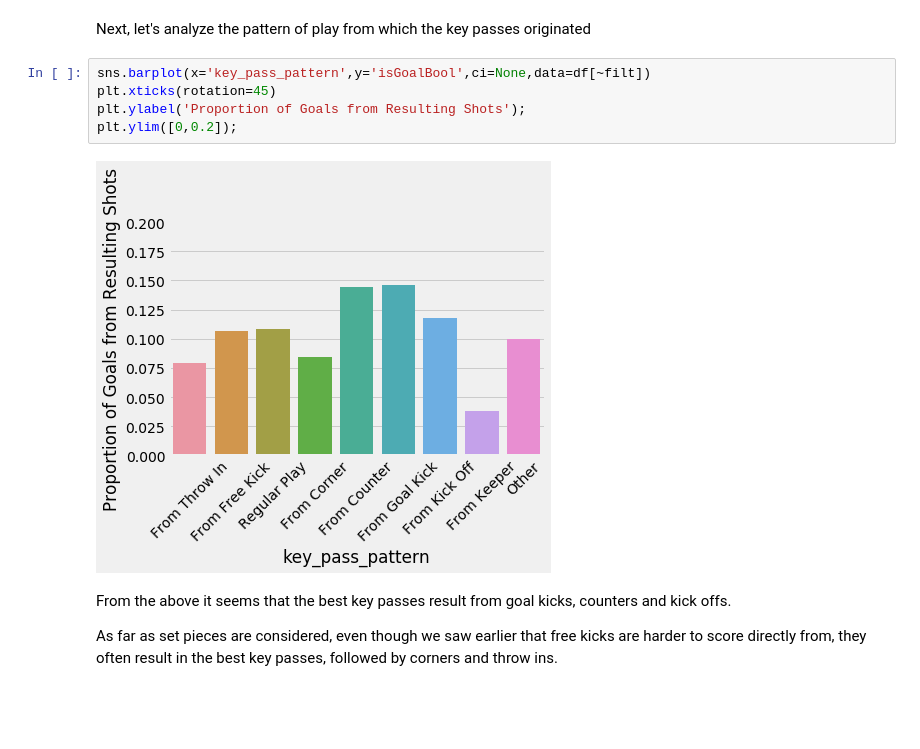
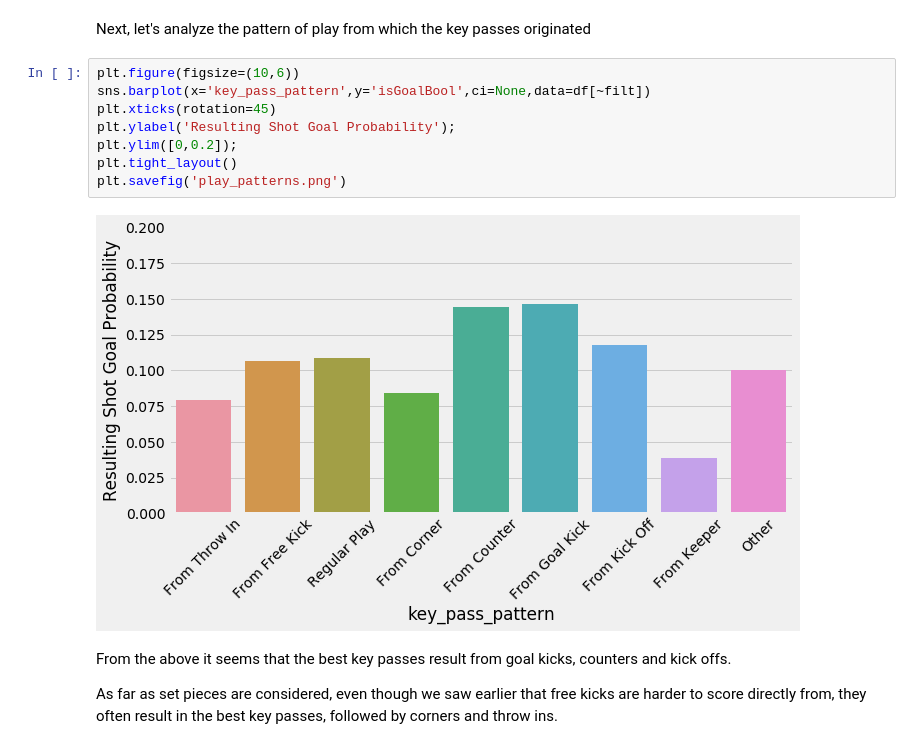
Before and after one commit to j-v-n/Springboard, a Jupyter notebook: capstone_projects/capstone1/data_storytelling.ipynb, the cells around one changed output. Saved outputs shown, nothing was run; the diff lists cells and outputs as text; blank space fills up the shorter version.

```diff
--- a/capstone_projects/capstone1/data_storytelling.ipynb
+++ b/capstone_projects/capstone1/data_storytelling.ipynb
@@ -448,12 +460,15 @@ From the above analysis we can draw the following conclusions:
 # %% [markdown]
 Next, let's analyze the pattern of play from which the key passes originated
 # %%
+plt.figure(figsize=(10,6))
 sns.barplot(x='key_pass_pattern',y='isGoalBool',ci=None,data=df[~filt])
 plt.xticks(rotation=45)
-plt.ylabel('Proportion of Goals from Resulting Shots');
+plt.ylabel('Resulting Shot Goal Probability');
 plt.ylim([0,0.2]);
+plt.tight_layout()
+plt.savefig('play_patterns.png')
 # %% [output]
-[figure, old version]
+[figure, new version]
 # %% [markdown]
 From the above it seems that the best key passes result from goal kicks, counters and kick offs.
 
```
Also changed, not shown: parts of 9 cells of this notebook, 1 other file.
